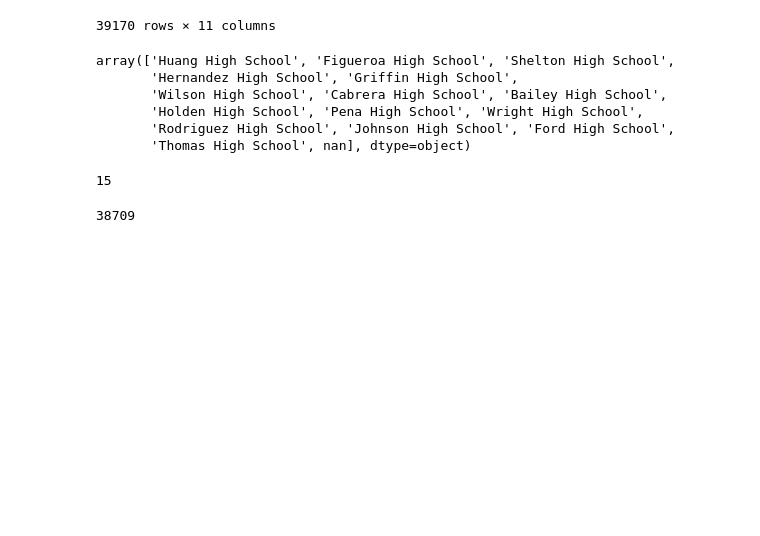
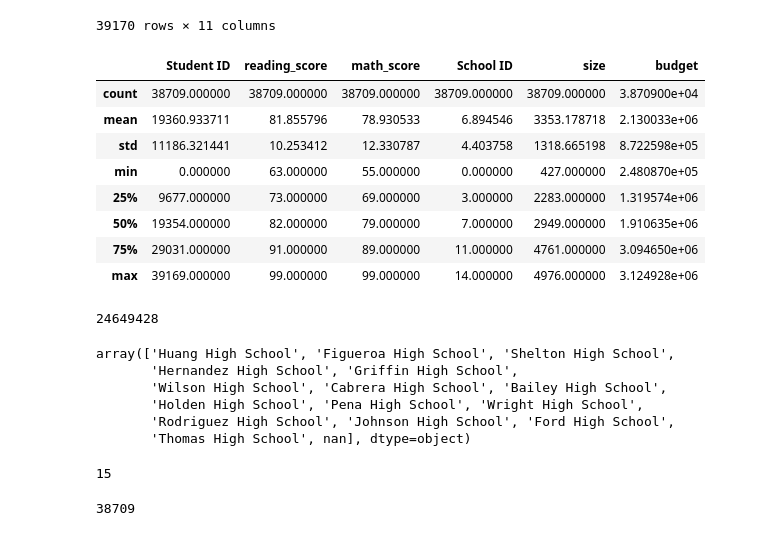
Before and after one commit to FabiolaLara/School_District_Analysis, a Jupyter notebook: PyCitySchools_Challenge.ipynb, the cells around one changed output. Cells and saved outputs as stored; diff of their text form; code cells hidden in the pictures; blank space fills up the shorter version.

```diff
--- a/PyCitySchools_Challenge.ipynb
+++ b/PyCitySchools_Challenge.ipynb
@@ -117,6 +121,18 @@ school_data_complete_df
 | 39168 | 39168.0 | Desiree Kidd | F | 10th | Thomas High School | 99.0 | 90.0 | 14.0 | ... |
 | 39169 | 39169.0 | Carolyn Jackson | F | 11th | Thomas High School | 95.0 | 75.0 | 14.0 | ... |
 39170 rows × 11 columns
+# %%
+school_data_complete_df.describe()
+# %% [output]
+|  | Student ID | reading_score | math_score | School ID | size | budget |
+| count | 38709.000000 | 38709.000000 | 38709.000000 | 38709.000000 | 38709.000000 | 3.870900e+04 |
+| mean | 19360.933711 | 81.855796 | 78.930533 | 6.894546 | 3353.178718 | 2.130033e+06 |
+| std | 11186.321441 | 10.253412 | 12.330787 | 4.403758 | 1318.665198 | 8.722598e+05 |
+| min | 0.000000 | 63.000000 | 55.000000 | 0.000000 | 427.000000 | 2.480870e+05 |
+| 25% | 9677.000000 | 73.000000 | 69.000000 | 3.000000 | 2283.000000 | 1.319574e+06 |
+| 50% | 19354.000000 | 82.000000 | 79.000000 | 7.000000 | 2949.000000 | 1.910635e+06 |
+| 75% | 29031.000000 | 91.000000 | 89.000000 | 11.000000 | 4761.000000 | 3.094650e+06 |
+| max | 39169.000000 | 99.000000 | 99.000000 | 14.000000 | 4976.000000 | 3.124928e+06 |
 # %%
 # Calculate the Totals (Schools and Students)
 #school_count = school_data_complete_df.count()
@@ -126,15 +142,19 @@ student_count = school_data_complete_df["Student ID"].count()
 
 # Calculate the Total Budget
 total_budget = school_data_df["budget"].sum()
-# %%
-school_data_complete_df["school_name"].unique()
-# %% [output]
-array(['Huang High School', 'Figueroa High School', 'Shelton High School',
-       'Hernandez High School', 'Griffin High School',
-       'Wilson High School', 'Cabrera High School', 'Bailey High School',
-       'Holden High School', 'Pena High School', 'Wright High School',
-       'Rodriguez High School', 'Johnson High School', 'Ford High School',
-       'Thomas High School', nan], dtype=object)
+# %%
+total_budget
+# %% [output]
+24649428
+# %%
+school_data_complete_df["school_name"].unique()
+# %% [output]
+array(['Huang High School', 'Figueroa High School', 'Shelton High School',
+       'Hernandez High School', 'Griffin High School',
+       'Wilson High School', 'Cabrera High School', 'Bailey High School',
+       'Holden High School', 'Pena High School', 'Wright High School',
+       'Rodriguez High School', 'Johnson High School', 'Ford High School',
+       'Thomas High School', nan], dtype=object)
 # %%
 school_count
 # %% [output]
```
Also changed, not shown: parts of 30 cells of this notebook.
